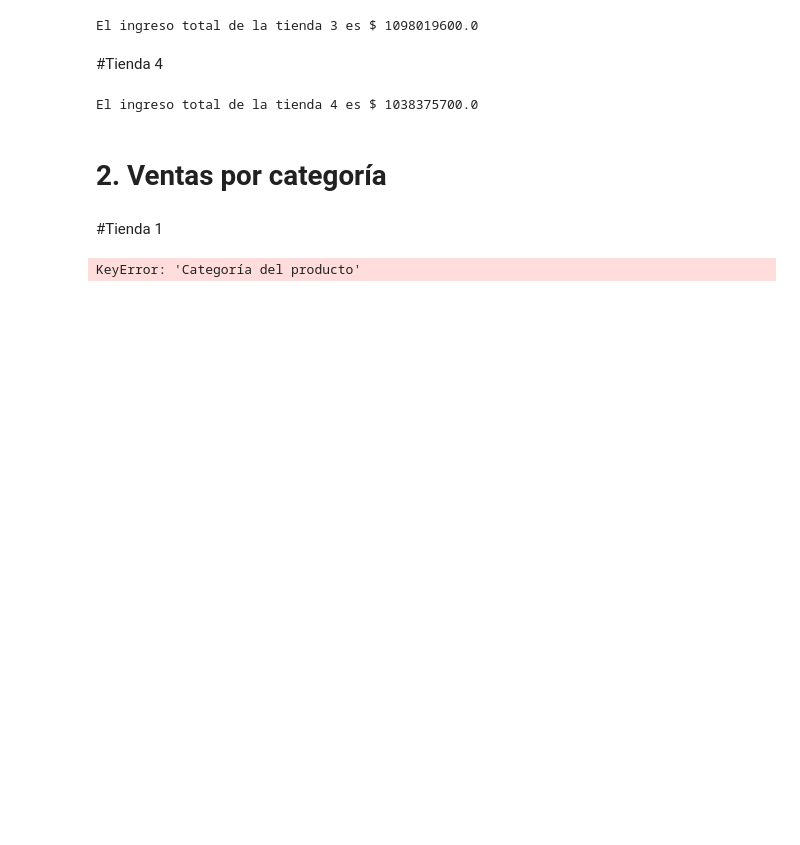
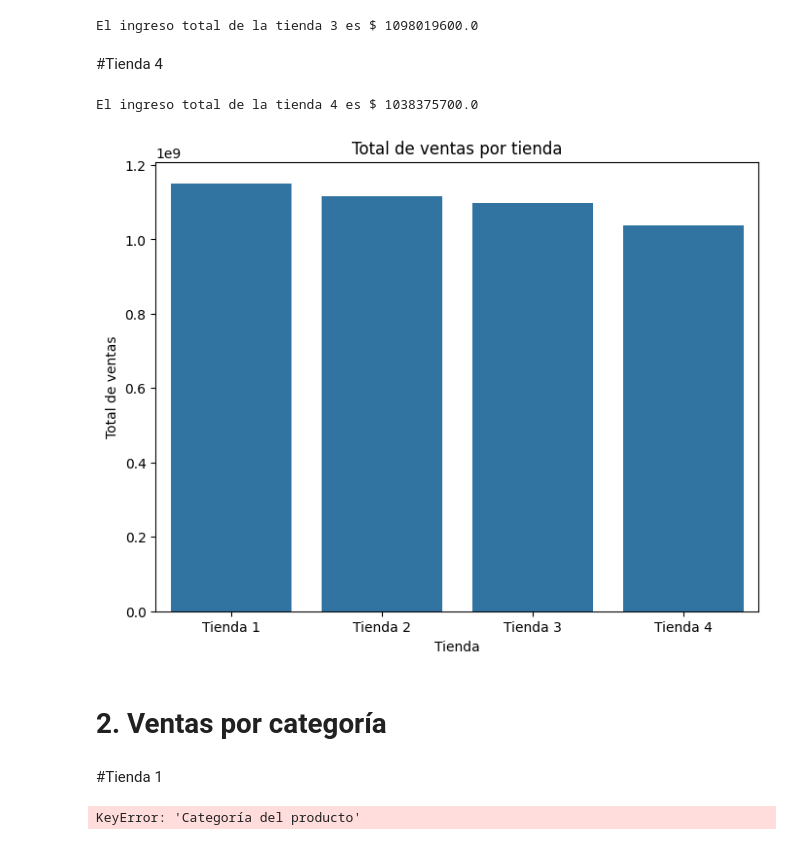
Before and after one commit to Aldo380/AuluraStoreChallenge, a Jupyter notebook: AluraStoreLatam.ipynb, the cells around one changed output. Cells and saved outputs as stored; diff of their text form; code cells hidden in the pictures; blank space fills up the shorter version.

```diff
--- a/AluraStoreLatam.ipynb
+++ b/AluraStoreLatam.ipynb
@@ -90,6 +93,16 @@ total4 = tienda4["Precio"].sum()
 print(f"El ingreso total de la tienda 4 es $ {total4}")
 # %% [output]
 El ingreso total de la tienda 4 es $ 1038375700.0
+# %%
+
+plt.figure(figsize=(8, 6))
+sns.barplot(x=['Tienda 1', 'Tienda 2', 'Tienda 3', 'Tienda 4'], y=[total, total2, total3, total4])
+plt.xlabel('Tienda')
+plt.ylabel('Total de ventas')
+plt.title('Total de ventas por tienda')
+plt.show()
+# %% [output]
+[figure, added]
 # %% [markdown]
 # 2. Ventas por categoría
 # %% [markdown]
```
Also changed, not shown: parts of 7 cells of this notebook.
